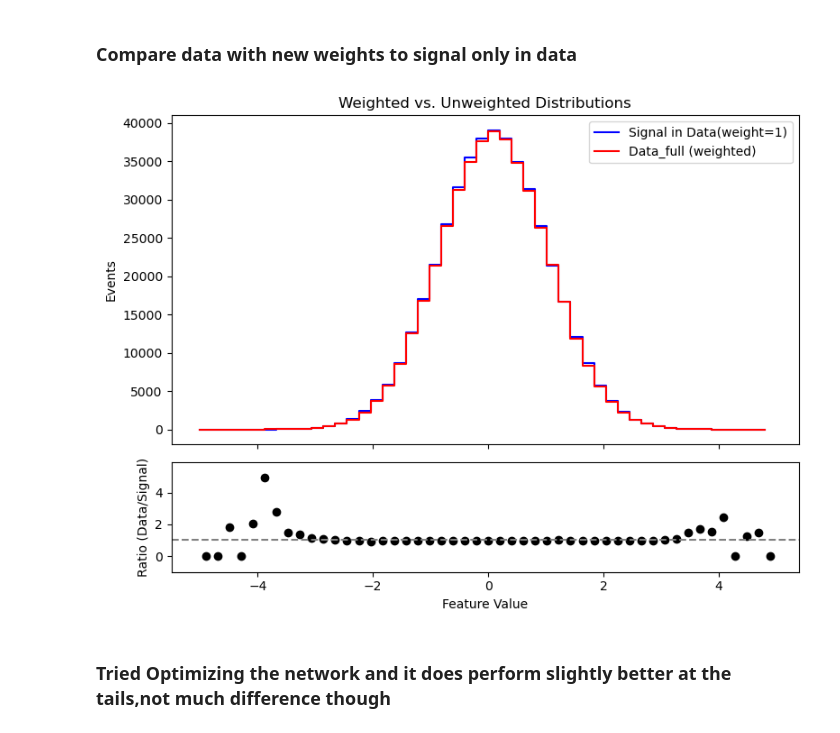
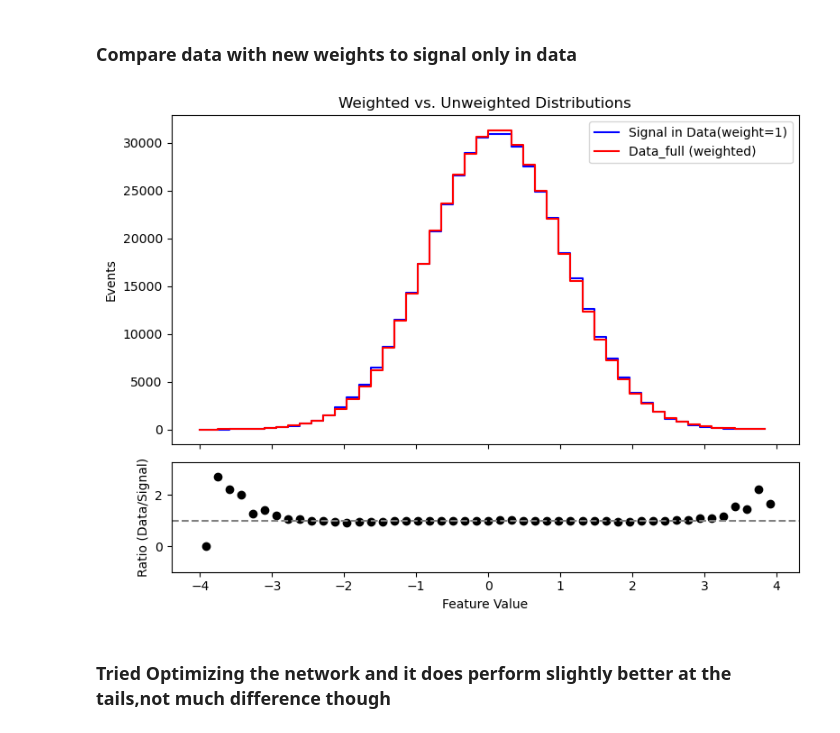
Before and after one commit to yashmehra028/OmniFold, a Jupyter notebook: MyExample.ipynb, the cells around one changed output. Drawn from its saved outputs; the diff is of its cells as text; code cells hidden in the pictures.

```diff
--- a/MyExample.ipynb
+++ b/MyExample.ipynb
@@ -187,41 +185,41 @@ w_data = f/(1-f)
 ### Compare data with new weights to signal only in data
 # %%
 # Define binning
-bins = np.linspace(-5, 5, 50)
+bins = np.linspace(-4, 4, 50)
 
 # Ensure weights have the correct shape
 w_data = w_data.flatten()  # Convert (100053, 1) to (100053,)
 
 # Compute histograms
 hist_signal, bin_edges = np.histogram(signal_data_only, bins=bins, weights=np.ones_like(signal_data_only))
 hist_data, _ = np.histogram(data_full, bins=bins, weights=w_data)
 
 # Create figure with two subplots
 fig, ax = plt.subplots(2, 1, gridspec_kw={'height_ratios': [3, 1]}, sharex=True, figsize=(8, 6))
 
 # Plot step histograms
 ax[0].step(bin_edges[:-1], hist_signal, where="mid", label='Signal in Data(weight=1)', color='blue', linewidth=1.5)
 ax[0].step(bin_edges[:-1], hist_data, where="mid", label='Data_full (weighted)', color='red', linewidth=1.5)
 
 ax[0].legend()
 ax[0].set_ylabel("Events")
 ax[0].set_title("Weighted vs. Unweighted Distributions")
 
 # Compute ratio (handling division by zero)
 ratio = np.divide(hist_data, hist_signal, out=np.zeros_like(hist_data, dtype=float), where=hist_signal > 0)
 bin_centers = (bin_edges[:-1] + bin_edges[1:]) / 2  # Compute bin centers
 
 # Plot ratio
 ax[1].plot(bin_centers, ratio, marker='o', linestyle='none', color='black')
 ax[1].axhline(1, linestyle='dashed', color='gray')  # Reference line at y=1
 ax[1].set_ylabel("Ratio (Data/Signal)")
 ax[1].set_xlabel("Feature Value")
 ax[1].set_ylim(-1, max(1.2, np.nanmax(ratio) * 1.2))  # Adjust y-limit for better visibility
 
 # Show plot
 plt.tight_layout()
 # %% [output]
-[figure, old version]
+[figure, new version]
 # %% [markdown]
 ### Tried Optimizing the network and it does perform slightly better at the tails,not much difference though
 # %%
```
Also changed, not shown: parts of 6 cells of this notebook.
